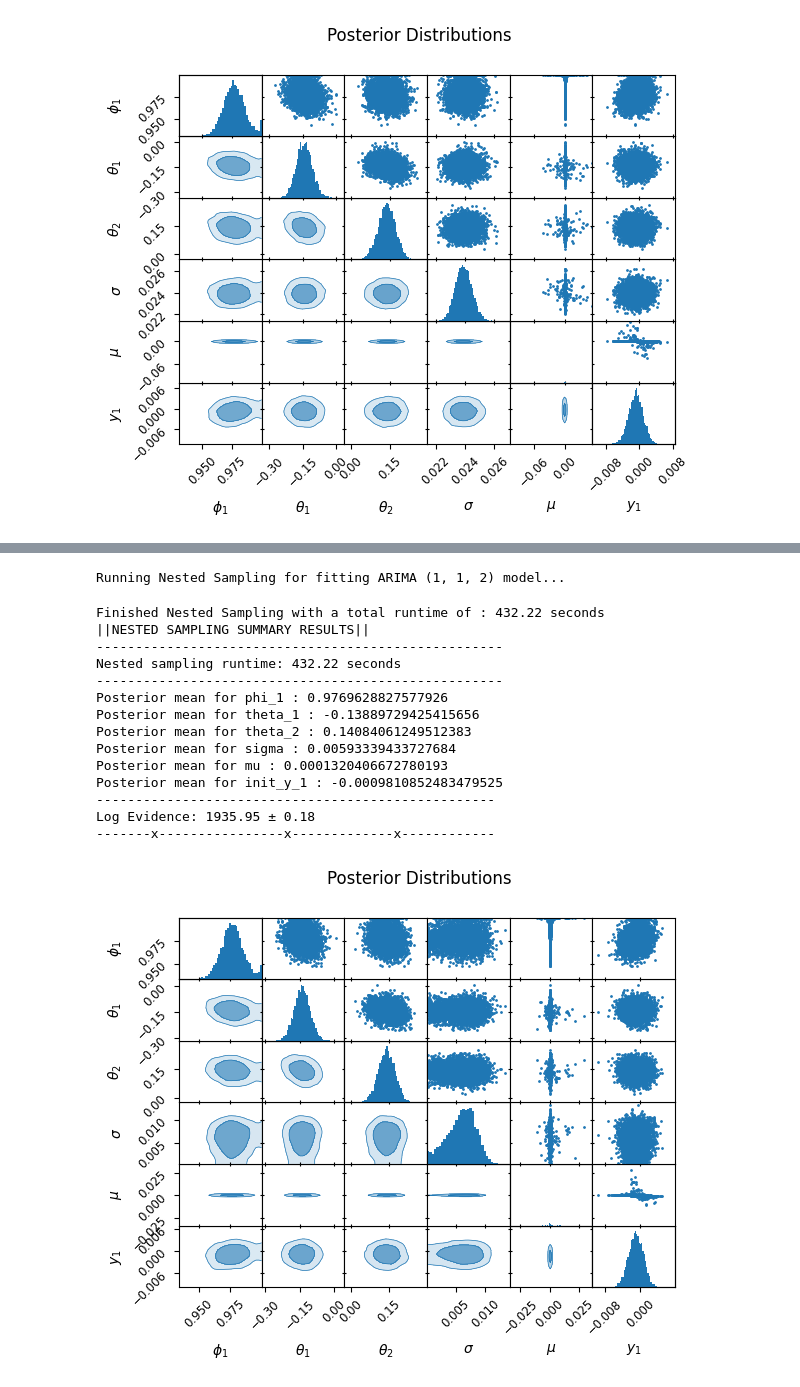
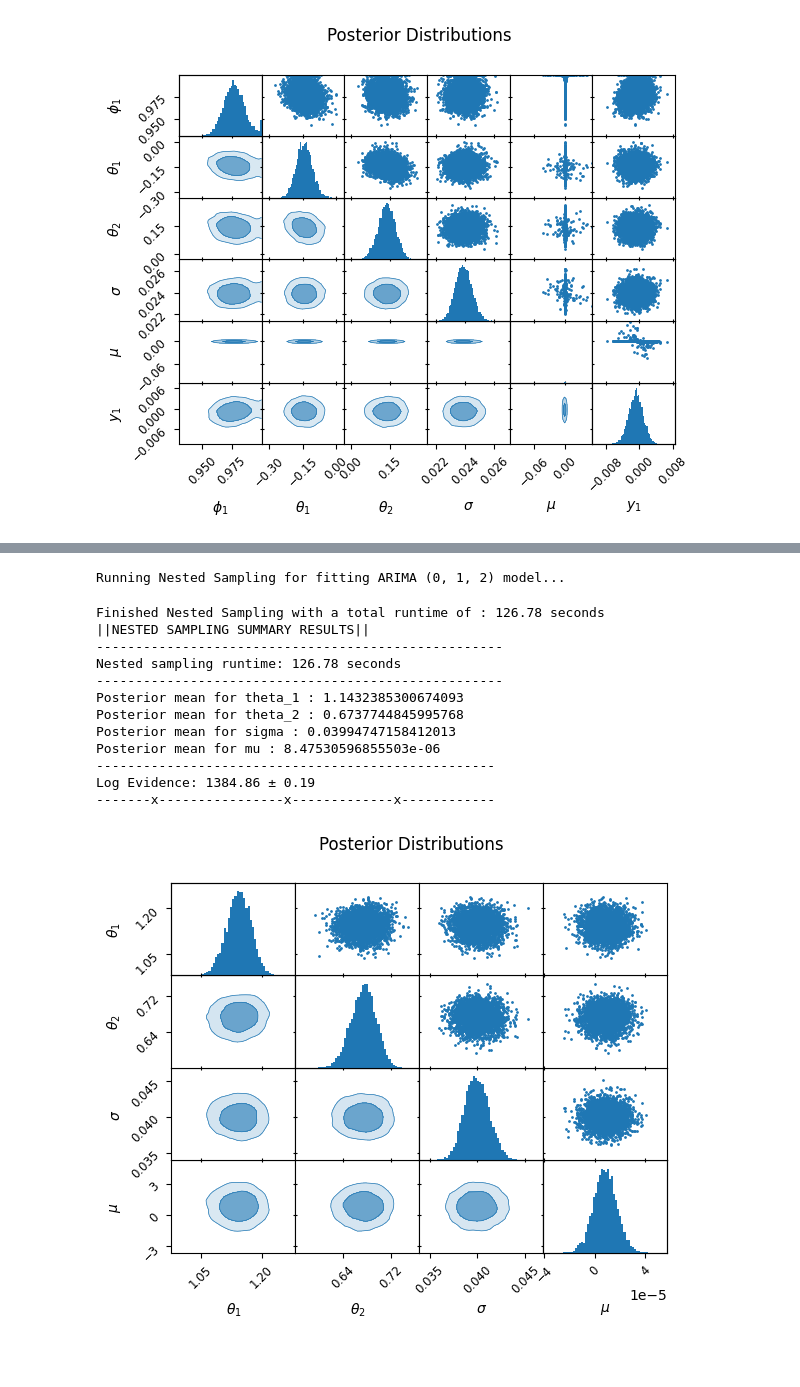
Before and after one commit to najinkya1313/NestAR, a Jupyter notebook: Examples/tess_data.ipynb, the cells around one changed output, grey strips where cells are left out. Saved outputs shown, nothing was run; the diff lists cells and outputs as text; code cells hidden in the pictures; blank space fills up the shorter version.

```diff
--- a/Examples/tess_data.ipynb
+++ b/Examples/tess_data.ipynb
@@ -695,22 +800,20 @@ Log Evidence: 1931.97 ± 0.19
 # %%
-model_sigma_meas = ARIMA_ns.ARIMA_Nested_Sampler(data=blazar_flux,meas_sigma=blazar_error,order=(1,1,2),num_live=1000,num_delete=50,mu_mean=0,mu_scale=5,seed=30)
+model_sigma_meas = ARIMA_ns.ARIMA_Nested_Sampler(data=blazar_flux,meas_sigma=blazar_error,order=(0,1,2),num_live=1000,num_delete=50,mu_mean=0,mu_scale=5,seed=30)
 model_sigma_meas.summary()
 plt.show()
 # %% [output]
-Running Nested Sampling for fitting ARIMA (1, 1, 2) model...
+Running Nested Sampling for fitting ARIMA (0, 1, 2) model...
-Finished Nested Sampling with a total runtime of : 432.22 seconds
+Finished Nested Sampling with a total runtime of : 126.78 seconds
 ||NESTED SAMPLING SUMMARY RESULTS||
 ----------------------------------------------------
-Nested sampling runtime: 432.22 seconds
+Nested sampling runtime: 126.78 seconds
 ----------------------------------------------------
-Posterior mean for phi_1 : 0.9769628827577926
-Posterior mean for theta_1 : -0.13889729425415656
-Posterior mean for theta_2 : 0.14084061249512383
-Posterior mean for sigma : 0.00593339433727684
-Posterior mean for mu : 0.0001320406672780193
-Posterior mean for init_y_1 : -0.0009810852483479525
+Posterior mean for theta_1 : 1.1432385300674093
+Posterior mean for theta_2 : 0.6737744845995768
+Posterior mean for sigma : 0.03994747158412013
+Posterior mean for mu : 8.47530596855503e-06
 ---------------------------------------------------
-Log Evidence: 1935.95 ± 0.18
+Log Evidence: 1384.86 ± 0.19
 -------x----------------x-------------x------------
-[figure, old version]
+[figure, new version]
 # %%
```
Also changed, not shown: parts of 19 cells of this notebook, 53 other files.
